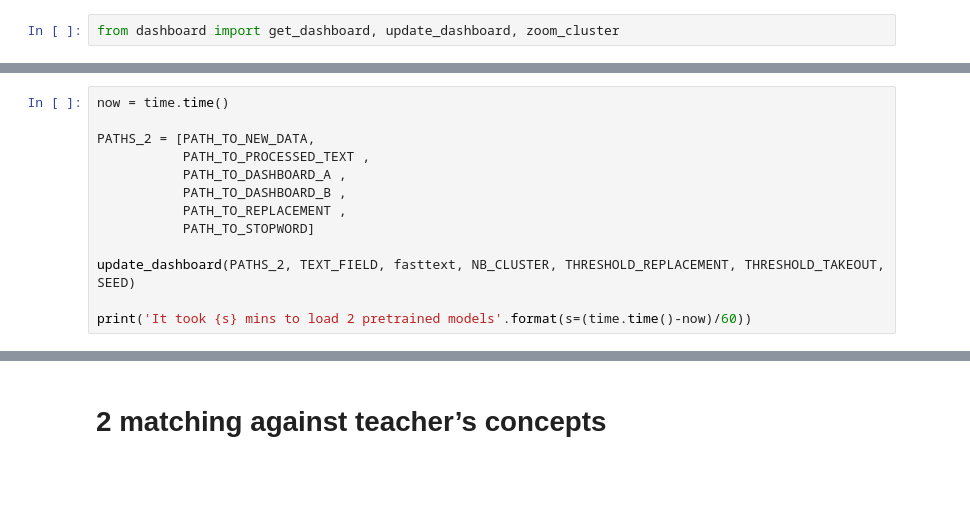
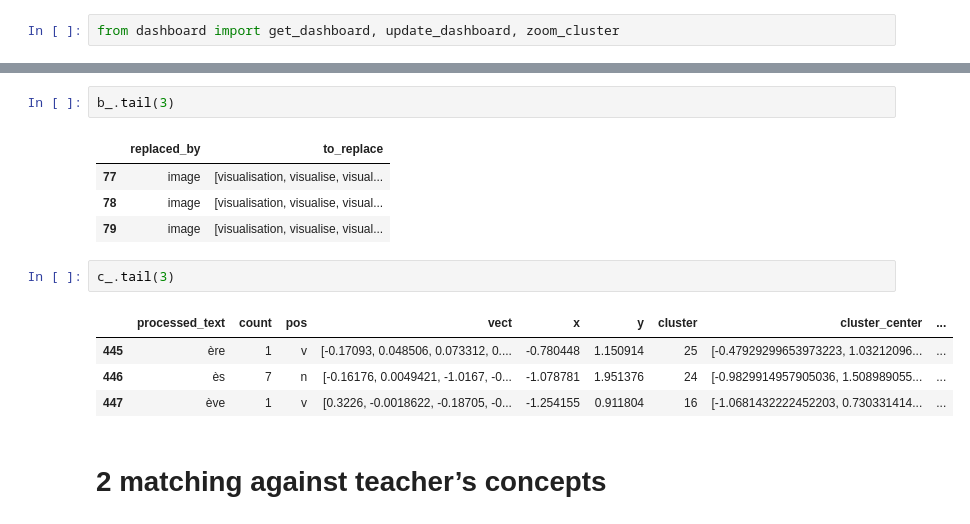
Before and after one commit to cescnghia/ResponseClustering, a Jupyter notebook: Run.ipynb, the cells around one changed output, grey strips where cells are left out. Drawn from its saved outputs; the diff is of its cells as text; blank space fills up the shorter version.

```diff
--- a/Run.ipynb
+++ b/Run.ipynb
@@ -102,13 +94,0 @@ pd.read_csv(PATH_TO_REPLACEMENT).head(3)
-# %%
-now = time.time()
-
-PATHS_2 = [PATH_TO_NEW_DATA,
-           PATH_TO_PROCESSED_TEXT ,
-           PATH_TO_DASHBOARD_A ,
-           PATH_TO_DASHBOARD_B ,
-           PATH_TO_REPLACEMENT ,
-           PATH_TO_STOPWORD]
-
-update_dashboard(PATHS_2, TEXT_FIELD, fasttext, NB_CLUSTER, THRESHOLD_REPLACEMENT, THRESHOLD_TAKEOUT, SEED)
-
-print('It took {s} mins to load 2 pretrained models'.format(s=(time.time()-now)/60))
@@ -149,3 +130,17 @@ zoom_cluster(PATH_TO_DASHBOARD_B, 7, PATH_ZOOM_CLUSTER)
+# %%
+b_.tail(3)
+# %% [output]
+|  | replaced_by | to_replace |
+| 77 | image | [visualisation, visualise, visual... |
+| 78 | image | [visualisation, visualise, visual... |
+| 79 | image | [visualisation, visualise, visual... |
+# %%
+c_.tail(3)
+# %% [output]
+|  | processed_text | count | pos | vect | x | y | cluster | cluster_center | ... |
+| 445 | ère | 1 | v | [-0.17093, 0.048506, 0.073312, 0.... | -0.780448 | 1.150914 | 25 | [-0.47929299653973223, 1.03212096... | ... |
+| 446 | ès | 7 | n | [-0.16176, 0.0049421, -1.0167, -0... | -1.078781 | 1.951376 | 24 | [-0.9829914957905036, 1.508989055... | ... |
+| 447 | ève | 1 | v | [0.3226, -0.0018622, -0.18705, -0... | -1.254155 | 0.911804 | 16 | [-1.0681432222452203, 0.730331414... | ... |
 # %% [markdown]
 # 2 matching against teacher’s concepts
 # %%
```
Also changed, not shown: parts of 28 cells of this notebook, 3 other files.
